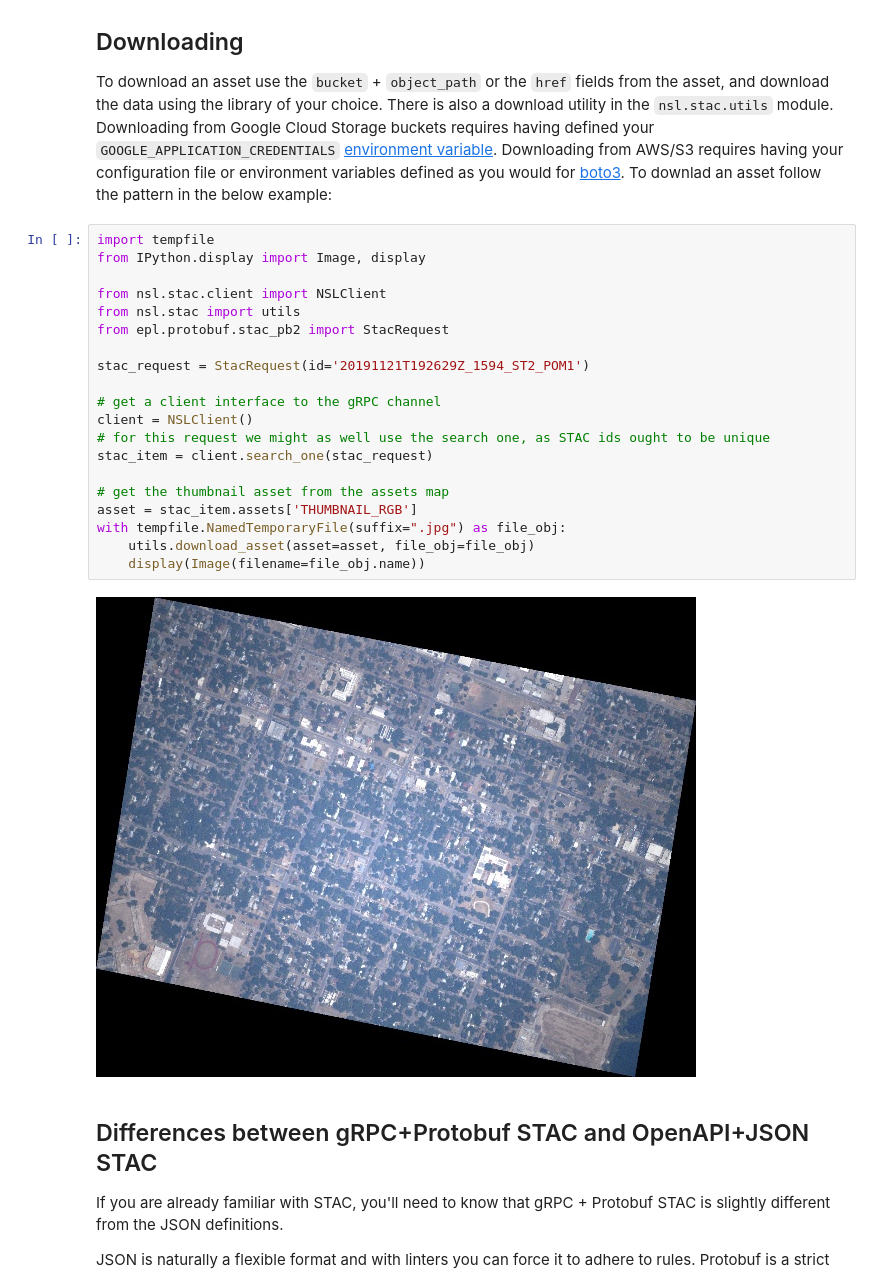
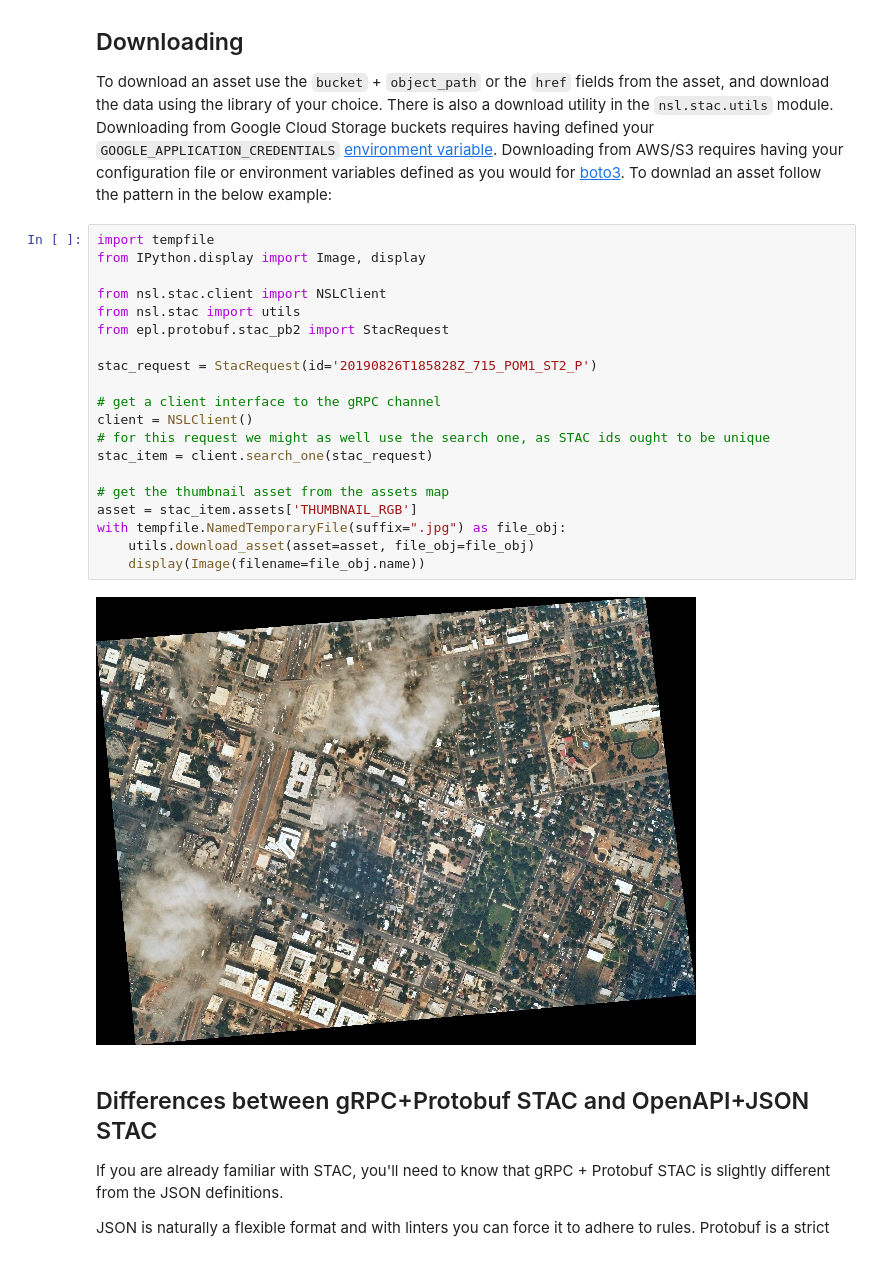
Before and after one commit to nearspacelabs/stac-client-python, a Jupyter notebook: README.ipynb, the cells around one changed output. Drawn from its saved outputs; the diff is of its cells as text.

```diff
--- a/README.ipynb
+++ b/README.ipynb
@@ -342,25 +344,25 @@ To download an asset use the `bucket` + `object_path` or the `href` fields from
 # %%
 import tempfile
 from IPython.display import Image, display
 
 from nsl.stac.client import NSLClient
 from nsl.stac import utils
 from epl.protobuf.stac_pb2 import StacRequest
 
-stac_request = StacRequest(id='20191121T192629Z_1594_ST2_POM1')
+stac_request = StacRequest(id='20190826T185828Z_715_POM1_ST2_P')
 
 # get a client interface to the gRPC channel
 client = NSLClient()
 # for this request we might as well use the search one, as STAC ids ought to be unique
 stac_item = client.search_one(stac_request)
 
 # get the thumbnail asset from the assets map
 asset = stac_item.assets['THUMBNAIL_RGB']
 with tempfile.NamedTemporaryFile(suffix=".jpg") as file_obj:
     utils.download_asset(asset=asset, file_obj=file_obj)
     display(Image(filename=file_obj.name))
 # %% [output]
-[figure, old version]
+[figure, new version]
 # %% [markdown]
 ## Differences between gRPC+Protobuf STAC and OpenAPI+JSON STAC
 If you are already familiar with STAC, you'll need to know that gRPC + Protobuf STAC is slightly different from the JSON definitions.
```
Also changed, not shown: parts of 8 cells of this notebook, 6 other files.
